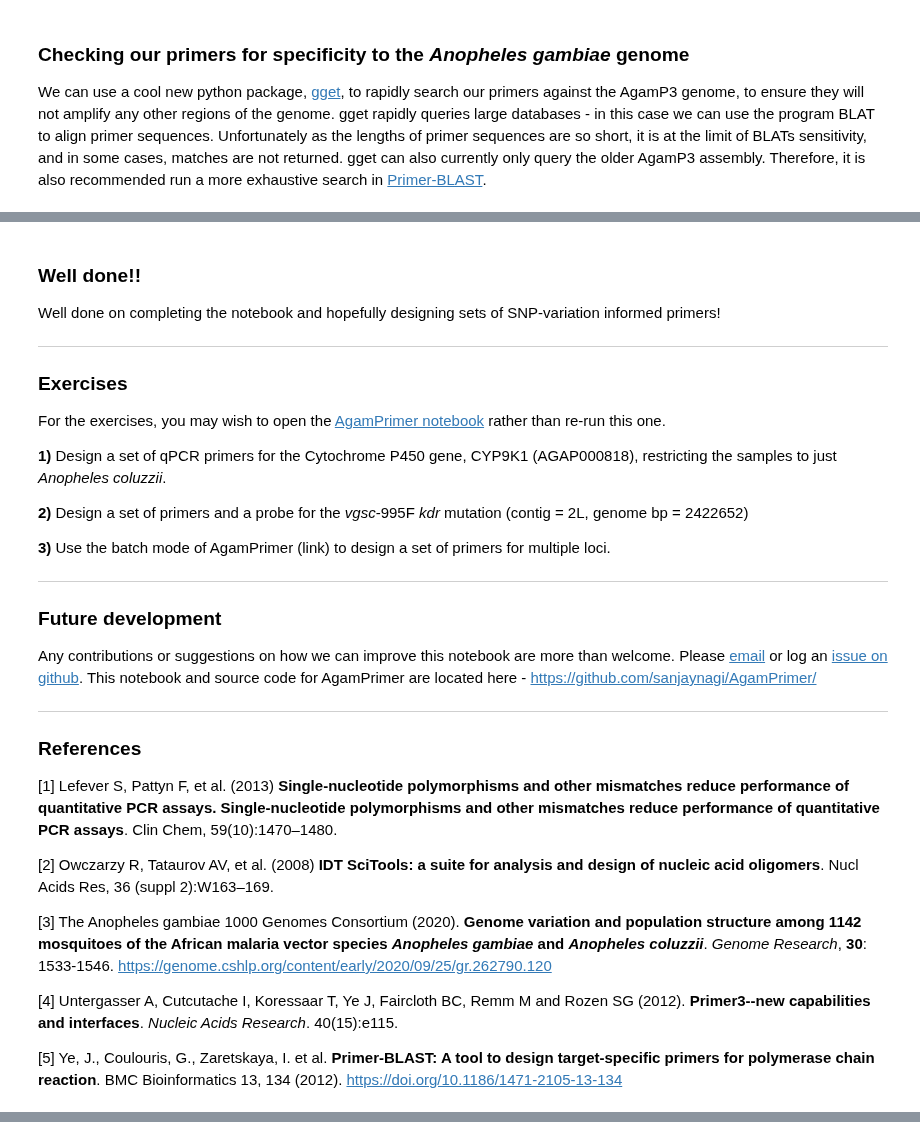
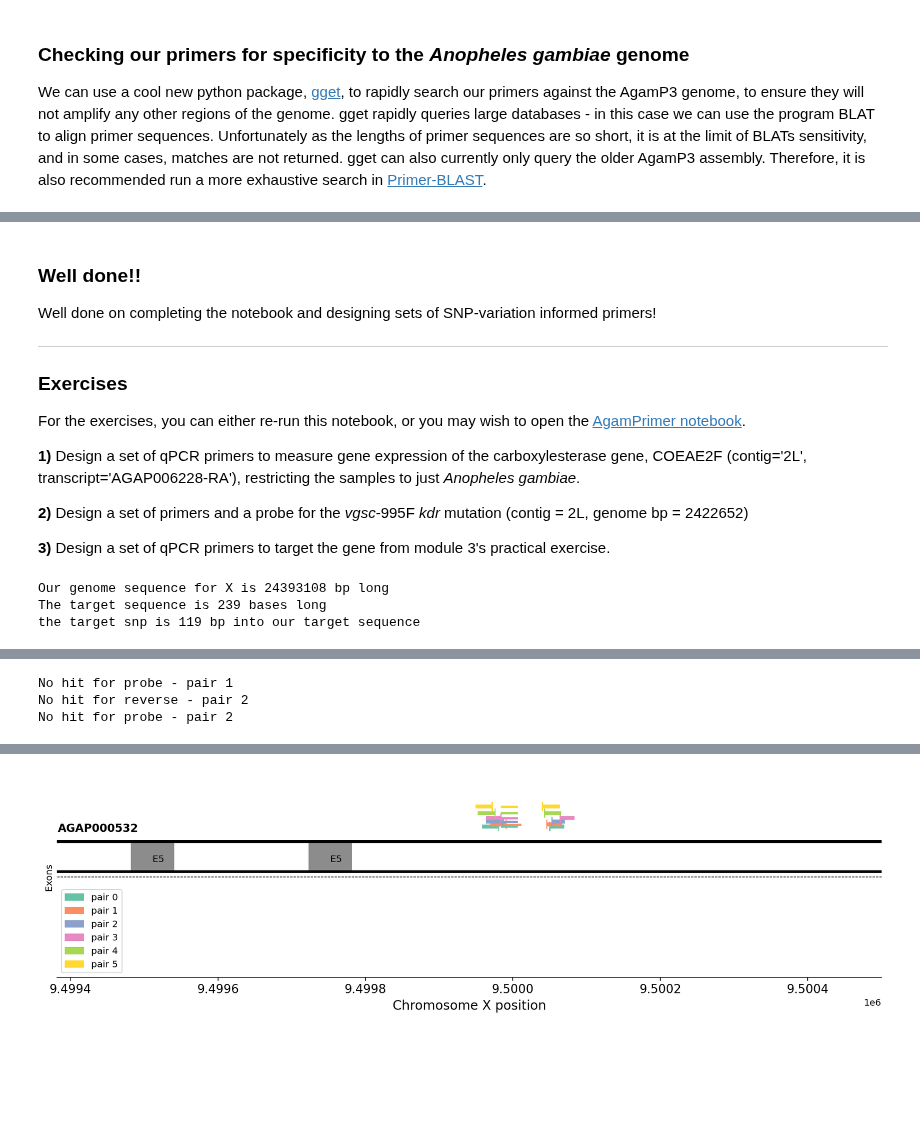
Before and after one commit to sanjaynagi/AnoPrimer, a Jupyter notebook: workshop-6-module-4-AgamPrimer.ipynb, the cells around one changed output, grey strips where cells are left out. Cells and saved outputs as stored; diff of their text form; code cells hidden in the pictures; blank space fills up the shorter version.

```diff
--- a/workshop-6-module-4-AgamPrimer.ipynb
+++ b/workshop-6-module-4-AgamPrimer.ipynb
@@ -276,37 +451,55 @@ blat_result_df
 # %% [markdown]
 ### Well done!!
 
-Well done on completing the notebook and hopefully designing sets of SNP-variation informed primers!
+Well done on completing the notebook and designing sets of SNP-variation informed primers!
 
 ---
 
 ### Exercises
 
-For the exercises, you may wish to open the [AgamPrimer notebook](https://colab.research.google.com/github/sanjaynagi/AgamPrimer/blob/main/Primer-Design-in-Anopheles-gambiae.ipynb) rather than re-run this one.
+For the exercises, you can either re-run this notebook, or you may wish to open the [AgamPrimer notebook](https://colab.research.google.com/github/sanjaynagi/AgamPrimer/blob/main/Primer-Design-in-Anopheles-gambiae.ipynb).
 
-**1)** Design a set of qPCR primers for the Cytochrome P450 gene, CYP9K1 (AGAP000818), restricting the samples to just *Anopheles coluzzii*.
+**1)** Design a set of qPCR primers to measure gene expression of the carboxylesterase gene, COEAE2F (contig='2L', transcript='AGAP006228-RA'), restricting the samples to just *Anopheles gambiae*.
 
 **2)** Design a set of primers and a probe for the *vgsc*-995F *kdr* mutation (contig = 2L, genome bp = 2422652)
 
-**3)** Use the batch mode of AgamPrimer (link) to design a set of primers for multiple loci.
-
----
-### **Future development**
-
-Any contributions or suggestions on how we can improve this notebook are more than welcome. Please [email](mailto:sanjay.nagi@lstmed.ac.uk) or log an [issue on github](https://github.com/sanjaynagi/primerDesignAg/issues). This notebook and source code for AgamPrimer are located here - https://github.com/sanjaynagi/AgamPrimer/
-
----
-
-
-### **References**
-
-[1] Lefever S, Pattyn F, et al. (2013) **Single-nucleotide polymorphisms and other mismatches reduce performance of quantitative PCR assays. Single-nucleotide polymorphisms and other mismatches reduce performance of quantitative PCR assays**. Clin Chem, 59(10):1470–1480.
-
-[2] Owczarzy R, Tataurov AV, et al. (2008) **IDT SciTools: a suite for analysis and design of nucleic acid oligomers**. Nucl Acids Res, 36 (suppl 2):W163–169.
-
-[3] The Anopheles gambiae 1000 Genomes Consortium (2020). **Genome variation and population structure among 1142 mosquitoes of the African malaria vector species *Anopheles gambiae* and *Anopheles coluzzii***. *Genome Research*, **30**: 1533-1546.
-https://genome.cshlp.org/content/early/2020/09/25/gr.262790.120
-
-[4] Untergasser A, Cutcutache I, Koressaar T, Ye J, Faircloth BC, Remm M and Rozen SG (2012). **Primer3--new capabilities and interfaces**. *Nucleic Acids Research*. 40(15):e115.
-
-[5] Ye, J., Coulouris, G., Zaretskaya, I. et al. **Primer-BLAST: A tool to design target-specific primers for polymerase chain reaction**. BMC Bioinformatics 13, 134 (2012). https://doi.org/10.1186/1471-2105-13-134
+**3)** Design a set of qPCR primers to target the gene from module 3's practical exercise.
+# %%
+primer_parameters  =  {
+        'PRIMER_NUM_RETURN':n_primer_pairs,
+        'PRIMER_OPT_SIZE': 20,
+        'PRIMER_TASK':'generic',
+        'PRIMER_MIN_SIZE': 17,
+        'PRIMER_MAX_SIZE': 24,
+        'PRIMER_OPT_TM': 60.0,
+        'PRIMER_MIN_TM': 55.0,
+        'PRIMER_MAX_TM': 64.0,
+        'PRIMER_MIN_GC': 30.0,
+        'PRIMER_MAX_GC': 75.0,
+        'PRIMER_PRODUCT_SIZE_RANGE': amplicon_size_range,
+        'PRIMER_MIN_THREE_PRIME_DISTANCE':3,          # this parameter is the minimum distance between successive pairs. If 1, it means successive primer pairs could be identical bar one base shift
+        'PRIMER_INTERNAL_OPT_SIZE': 16,               # Probe size preferences if selected, otherwise ignored
+        'PRIMER_INTERNAL_MIN_SIZE': 10,
+        'PRIMER_INTERNAL_MAX_SIZE': 22,
+        'PRIMER_INTERNAL_MIN_TM': 45,
+        'PRIMER_INTERNAL_MAX_TM':65,                # Probe considerations are quite relaxed, assumed that LNAs / Taqman will be used later to affect TM
+        # Extra primer3 parameters can go here
+        # In the same format as above
+    }
+
+
+primer_df, blat_df = AgamPrimer.designPrimers(assay_type='gDNA primers + probe',
+                                   target=9_500_000 ,#'AGAP000818-RA',
+                                   assay_name='vgsc',
+                                   contig='X',
+                                   n_primer_pairs=8,
+                                   min_amplicon_size=60,
+                                   max_amplicon_size=120,
+                                   primer_parameters=primer_parameters,
+                                   sample_set=['AG1000G-BF-A', 'AG1000G-GH', 'AG1000G-GN-A'],
+                                   save=False)
+primer_df
+# %% [output]
+Our genome sequence for X is 24393108 bp long
+The target sequence is 239 bases long
+the target snp is 119 bp into our target sequence
@@ -312,0 +507,3 @@ https://genome.cshlp.org/content/early/2020/09/25/gr.262790.120
+No hit for probe - pair 1
+No hit for reverse - pair 2
+No hit for probe - pair 2
@@ -312,0 +525 @@ https://genome.cshlp.org/content/early/2020/09/25/gr.262790.120
+[figure, added]
```
Also changed, not shown: parts of 24 cells of this notebook.
